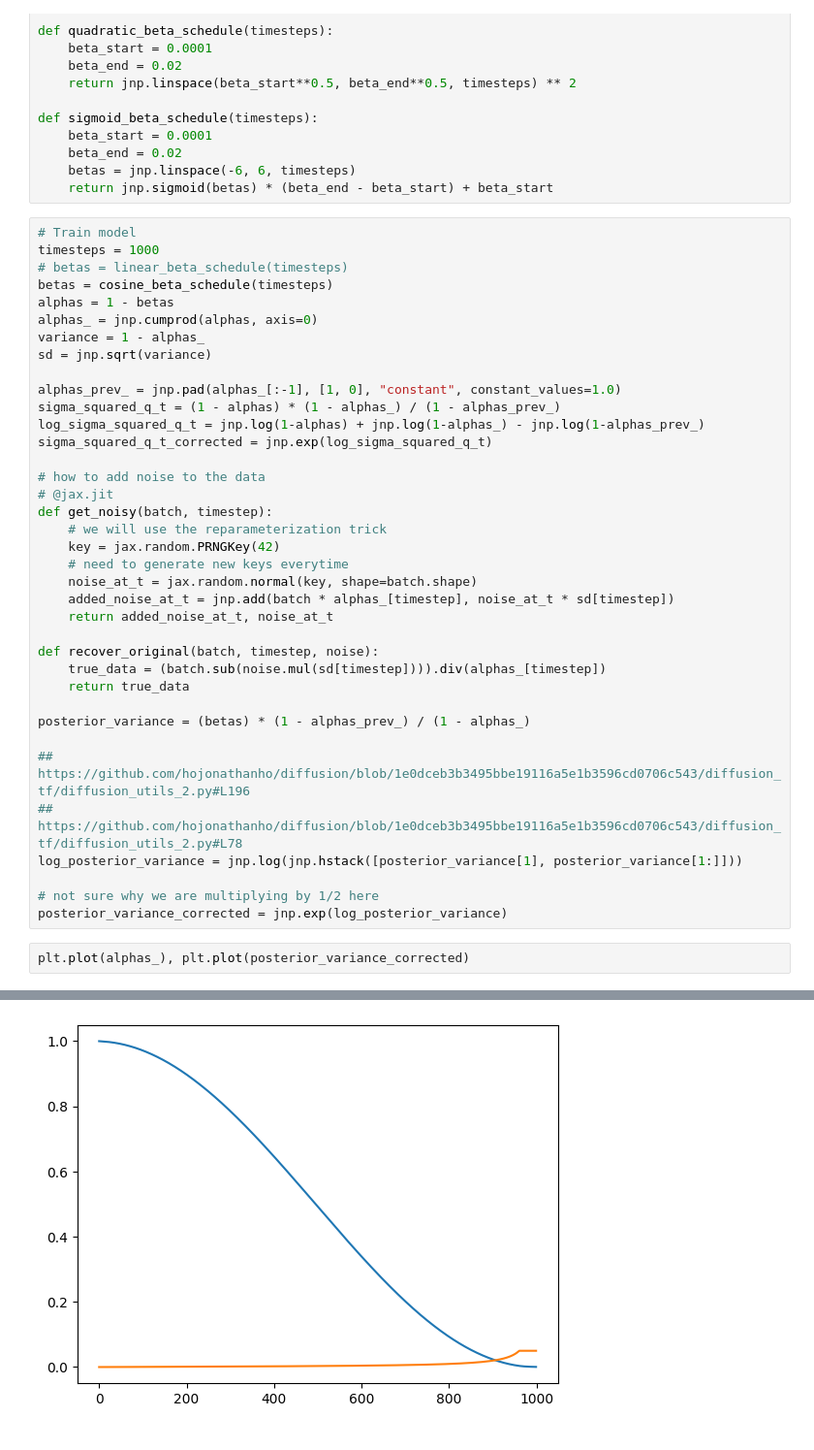
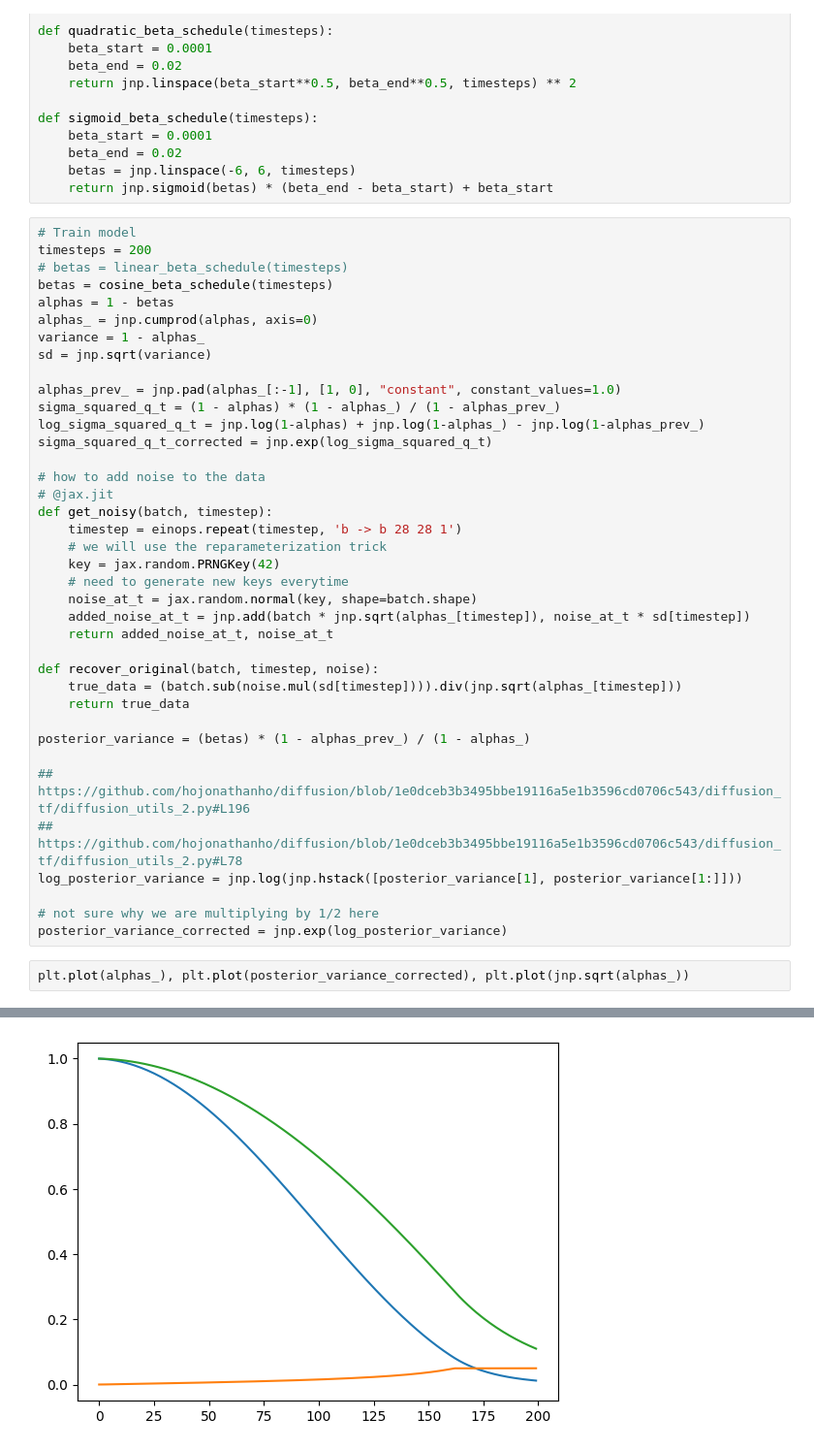
Before and after one commit to varun-ml/diffusion-models-tutorial, a Jupyter notebook: 5.EMNIST.diffusion_model.ipynb, the cells around one changed output, grey strips where cells are left out. Shown at 97% size. Cells and saved outputs as stored; diff of their text form.

```diff
--- a/5.EMNIST.diffusion_model.ipynb
+++ b/5.EMNIST.diffusion_model.ipynb
@@ -212,7 +114,7 @@ def sigmoid_beta_schedule(timesteps):
     return jnp.sigmoid(betas) * (beta_end - beta_start) + beta_start
 # %%
 # Train model
-timesteps = 1000
+timesteps = 200
 # betas = linear_beta_schedule(timesteps)
 betas = cosine_beta_schedule(timesteps)
 alphas = 1 - betas
@@ -228,15 +130,16 @@ sigma_squared_q_t_corrected = jnp.exp(log_sigma_squared_q_t)
 # how to add noise to the data
 # @jax.jit
 def get_noisy(batch, timestep):
+    timestep = einops.repeat(timestep, 'b -> b 28 28 1')
     # we will use the reparameterization trick
     key = jax.random.PRNGKey(42)
     # need to generate new keys everytime
     noise_at_t = jax.random.normal(key, shape=batch.shape)
-    added_noise_at_t = jnp.add(batch * alphas_[timestep], noise_at_t * sd[timestep])
+    added_noise_at_t = jnp.add(batch * jnp.sqrt(alphas_[timestep]), noise_at_t * sd[timestep])
     return added_noise_at_t, noise_at_t
 
 def recover_original(batch, timestep, noise):
-    true_data = (batch.sub(noise.mul(sd[timestep]))).div(alphas_[timestep])
+    true_data = (batch.sub(noise.mul(sd[timestep]))).div(jnp.sqrt(alphas_[timestep]))
     return true_data
 
 posterior_variance = (betas) * (1 - alphas_prev_) / (1 - alphas_)
@@ -248,6 +151,6 @@ log_posterior_variance = jnp.log(jnp.hstack([posterior_variance[1], posterior_va
 # not sure why we are multiplying by 1/2 here
 posterior_variance_corrected = jnp.exp(log_posterior_variance)
 # %%
-plt.plot(alphas_), plt.plot(posterior_variance_corrected)
+plt.plot(alphas_), plt.plot(posterior_variance_corrected), plt.plot(jnp.sqrt(alphas_))
 # %% [output]
 ([<matplotlib.lines.Line2D at 0x...>],
@@ -254,2 +158,2 @@ plt.plot(alphas_), plt.plot(posterior_variance_corrected)
  [<matplotlib.lines.Line2D at 0x...>])
-[figure, old version]
+[figure, new version]
```
Also changed, not shown: parts of 40 cells of this notebook, 3 other files.
